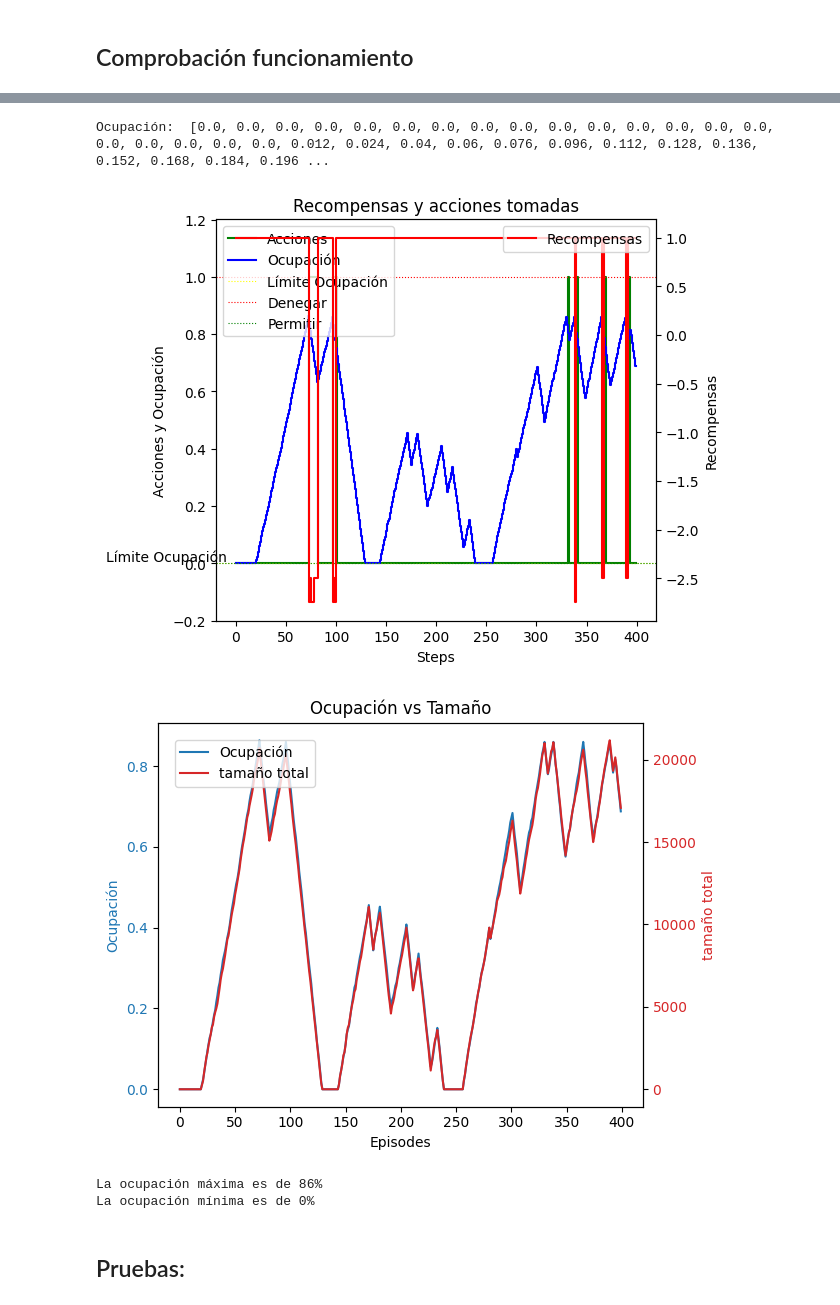
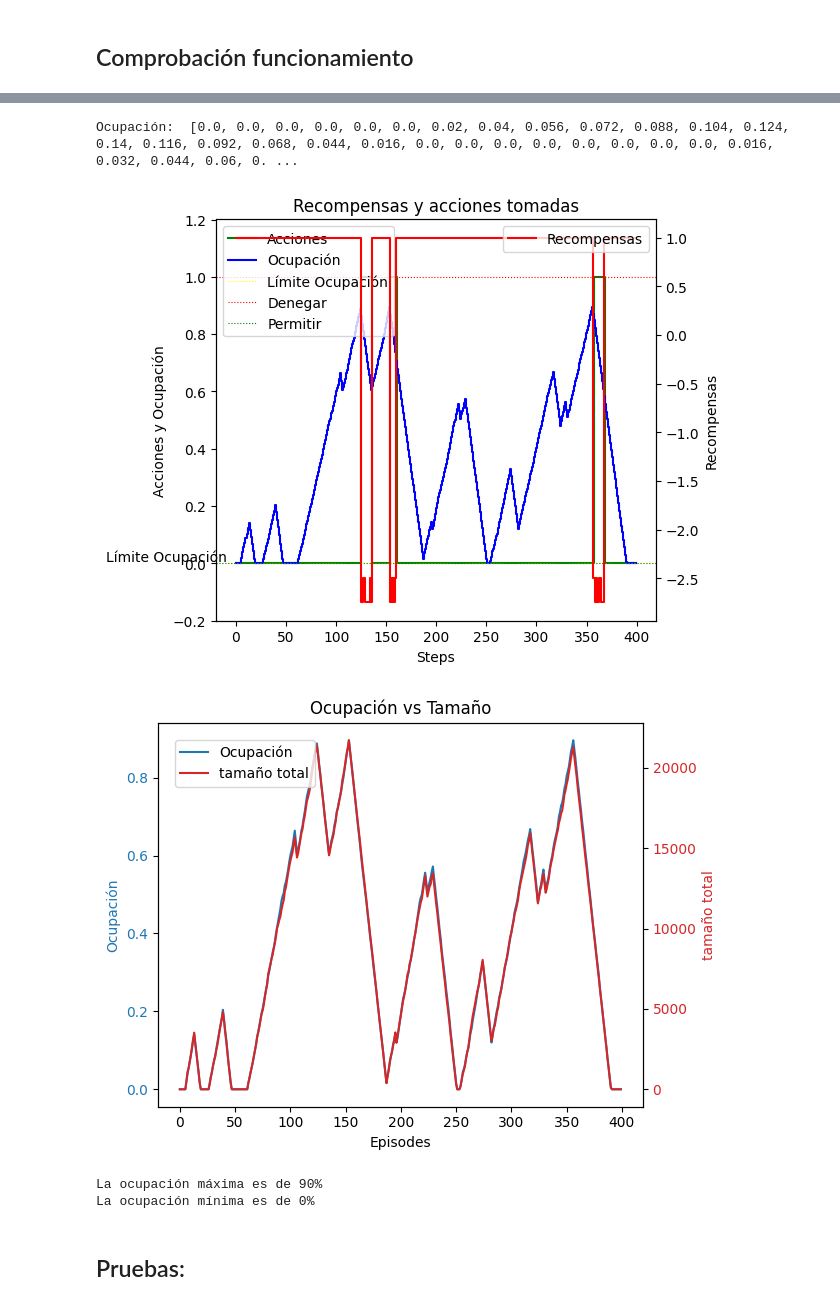
Before and after one commit to CesarRodrigu/GII-24.19-contramedidas-IoT-mediante-reinforcement-learning, a Jupyter notebook: RL/RedInicial.ipynb, the cells around one changed output, grey strips where cells are left out. Saved outputs shown, nothing was run; the diff lists cells and outputs as text; code cells hidden in the pictures.

Commit message:
Corrección en el sistema de seeds

```diff
--- a/RL/RedInicial.ipynb
+++ b/RL/RedInicial.ipynb
@@ -238,12 +239,13 @@ plt.show()
 # %% [markdown]
 ## Comprobación funcionamiento
 # %%
-seed = None
+seed = 289980628190634006122751570777790489191
 env = make(env_id, seed=seed)
+seed: int=env.np_random_seed
 model = PPO.load(name, print_system_info=True)
 print(type(env))
 num_steps = 1
-obs, _ = env.reset()
+obs, _ = env.reset(seed=seed)
 # Variables de información:
 acciones = []
 rewards = []
@@ -289,6 +291,7 @@ print(list(map(lambda x: Acciones.int_to_action(x), acciones)))
 print(list(map(lambda x: int(round(x, 0)), rewards)))
 print(a2)
 print(acciones.count(acciones[-1])/len(acciones))
+print(f"Seed: {env.np_random_seed}")
 # %% [output]
 == CURRENT SYSTEM INFO ==
 - OS: Windows-10-10.0.19045-SP0 10.0.19045
@@ -414,6 +417,8 @@ plt.plot([lim_ocu]*len(ocu), label="LimiteOcupación")
 
 fig, ax1 = plt.subplots()
 
+train_data_monitor: DataFrame = pd.read_csv(tmp_path+"monitor.csv", header=1)
+
 episodes = range(len(train_data_monitor['l']))
 
 # Plot rollout/ep_rew_mean on the first y-axis
@@ -421,37 +426,37 @@ ax1.set_xlabel('Episodes')
 color = 'tab:blue'
 label = 'Ocupación'
 ax1.set_ylabel(label, color=color)
 ax1.plot(range(len(ocu)), ocu, color=color, label=label)
 ax1.tick_params(axis='y', labelcolor=color)
 ax1.set_title('Ocupación vs Tamaño')
 
 
 ax2 = ax1.twinx()
 color = 'tab:red'
 label = 'tamaño total'
 ax2.set_ylabel(label, color=color)
 ax2.plot(range(len(tams)), tam, color=color, label=label)
 ax2.tick_params(axis='y', labelcolor=color)
 
 fig.tight_layout()
 fig.legend(loc='upper left', bbox_to_anchor=(0.12, 0.9))
 
 plt.show()
 
 """plt.step(range(len(ocu)),ocu, label="Ocupación",where='mid')
 plt.step(range(len(tams)),tam, label="Tamaño",where='mid')
 
 
 plt.title("Recompensas y acciones tomadas")
 plt.legend()
 plt.show()"""
 print(f"La ocupación máxima es de {np.max(ocu):.0%}")
 print(f"La ocupación mínima es de {np.min(ocu):.0%}")
 # %% [output]
-Ocupación:  [0.0, 0.0, 0.0, 0.0, 0.0, 0.0, 0.0, 0.0, 0.0, 0.0, 0.0, 0.0, 0.0, 0.0, 0.0, 0.0, 0.0, 0.0, 0.0, 0.0, 0.012, 0.024, 0.04, 0.06, 0.076, 0.096, 0.112, 0.128, 0.136, 0.152, 0.168, 0.184, 0.196 ...
+Ocupación:  [0.0, 0.0, 0.0, 0.0, 0.0, 0.0, 0.02, 0.04, 0.056, 0.072, 0.088, 0.104, 0.124, 0.14, 0.116, 0.092, 0.068, 0.044, 0.016, 0.0, 0.0, 0.0, 0.0, 0.0, 0.0, 0.0, 0.0, 0.016, 0.032, 0.044, 0.06, 0. ...
-[figure, old version]
+[figure, new version]
-[figure, old version]
+[figure, new version]
-La ocupación máxima es de 86%
+La ocupación máxima es de 90%
 La ocupación mínima es de 0%
 # %% [markdown]
 ## Pruebas:
```
Also changed, not shown: parts of 8 cells of this notebook, 5 other files.
